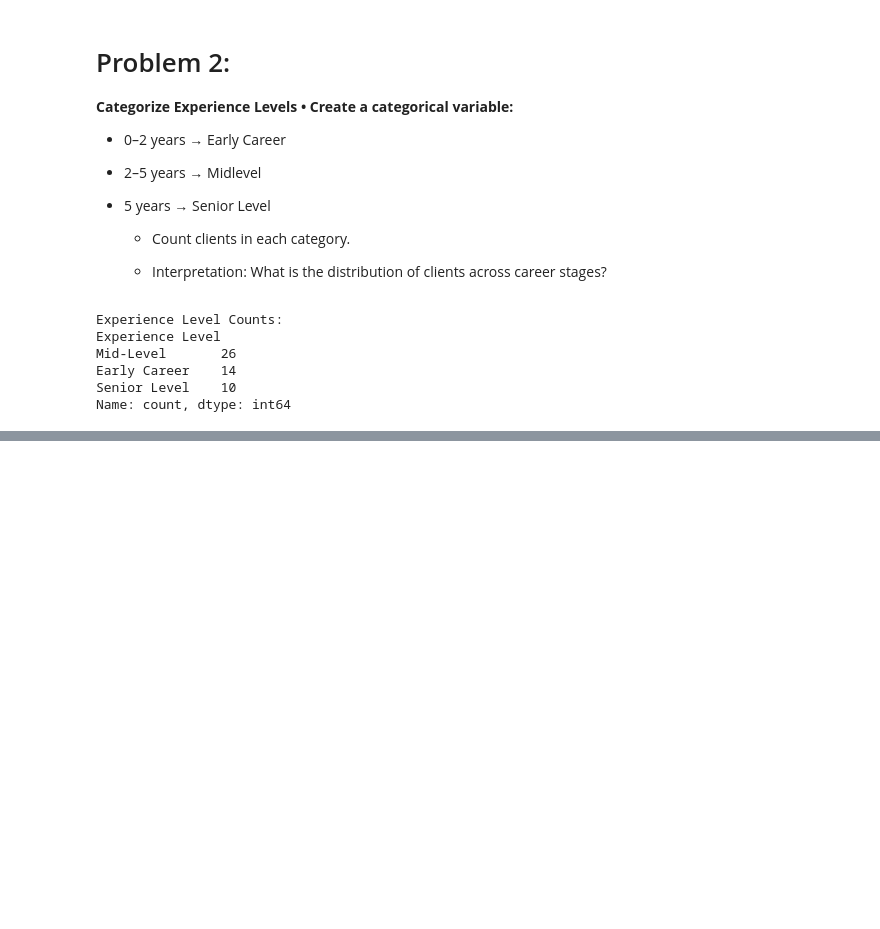
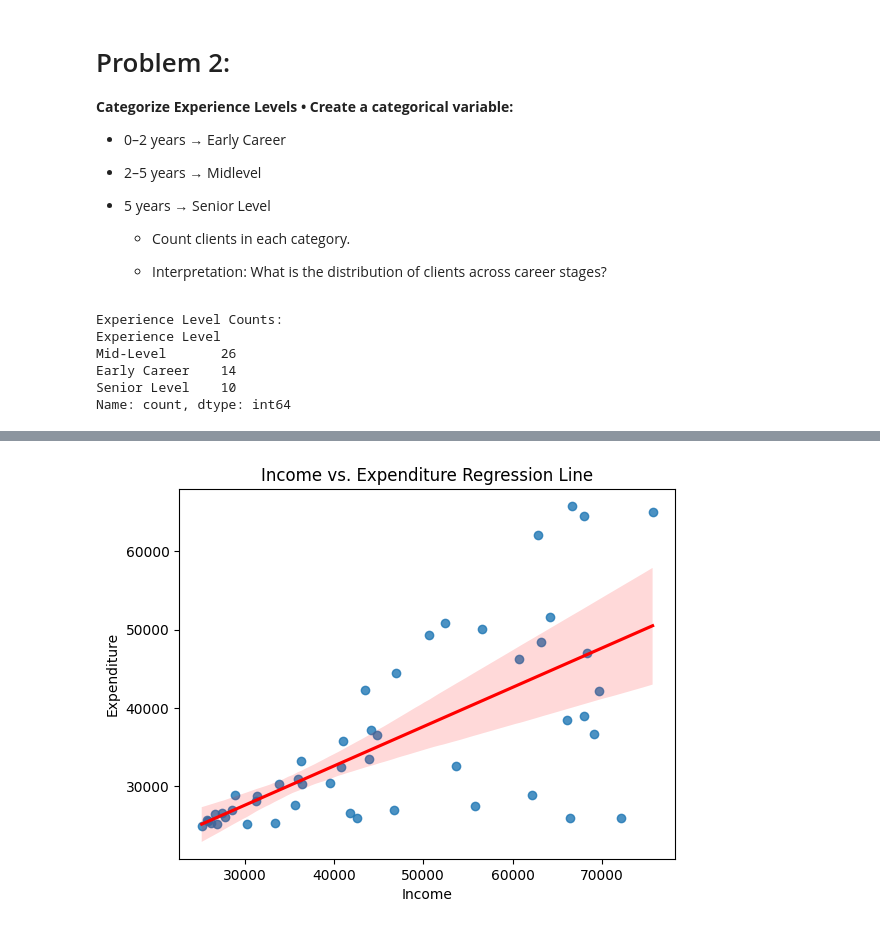
Before and after one commit to Nowshin1009/start-with-statistics, a Jupyter notebook: main.ipynb, the cells around one changed output, grey strips where cells are left out. Saved outputs shown, nothing was run; the diff lists cells and outputs as text; code cells hidden in the pictures; blank space fills up the shorter version.

```diff
--- a/main.ipynb
+++ b/main.ipynb
@@ -124,0 +167,9 @@ The output above shows the distribution of the 50 clients across the three defin
+# %%
+# Simple scatter plot with regression line
+sns.regplot(x='Income', y='Expenditure', data=data, line_kws={"color": "red"})
+plt.title("Income vs. Expenditure Regression Line")
+plt.xlabel("Income")
+plt.ylabel("Expenditure")
+plt.show()
+# %% [output]
+[figure, added]
```
Also changed, not shown: parts of 19 cells of this notebook.
